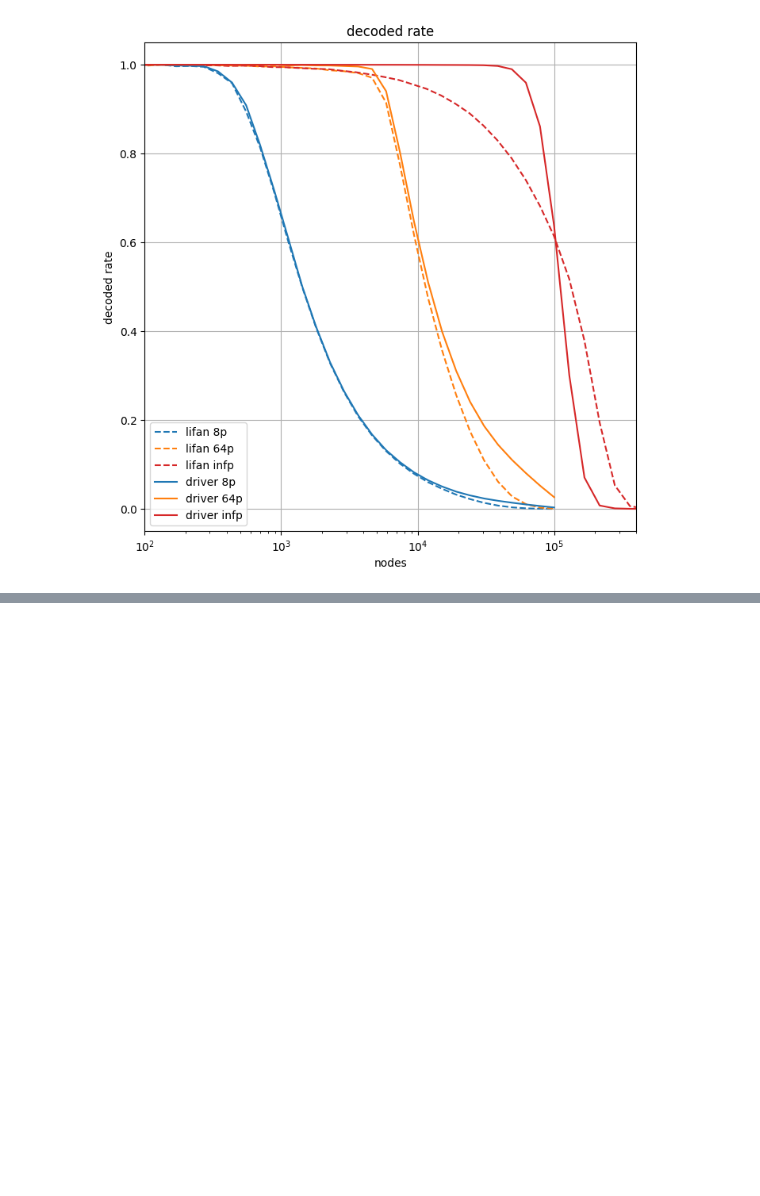
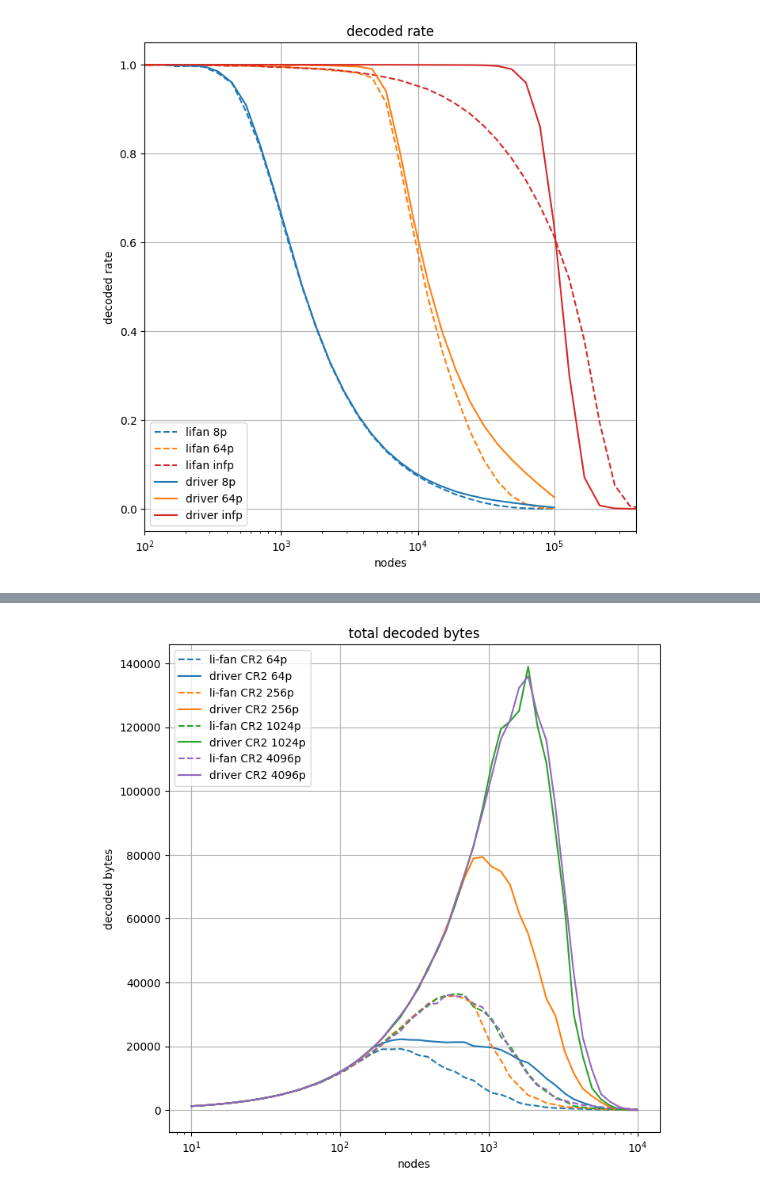
Before and after one commit to diegomm6/lr-fhss_seq-families, a Jupyter notebook: plots.ipynb, the cells around one changed output, grey strips where cells are left out. Saved outputs shown, nothing was run; the diff lists cells and outputs as text; code cells hidden in the pictures; blank space fills up the shorter version.

```diff
--- a/plots.ipynb
+++ b/plots.ipynb
@@ -686,0 +692,37 @@ plt.show()
+# %%
+dataNetwork25DCCR2 = pd.read_csv('results/dataNetwork-25DC-CR2.csv', index_col=0, header=None).T
+nodes = dataNetwork25DCCR2['nodes'].to_numpy()
+
+#nodesinf = dataNetwork25DC['nodesinf'].to_numpy()
+#lifan_CR1_infp_dec_rate = 1 - dataNetwork25DC['lifan-CR1-infp-col_rate'].to_numpy()
+#driver_CR1_infp_dec_rate = 1 - dataNetwork25DC['driver-CR1-infp-col_rate'].to_numpy()
+
+#lifan_CR1_infp_dec_bytes = np.multiply(nodesinf, lifan_CR1_infp_dec_rate) * 58
+#driver_CR1_infp_dec_bytes = np.multiply(nodesinf, driver_CR1_infp_dec_rate) * 58
+
+plt.figure(figsize=(8,8))
+
+plt.plot(nodes, dataNetwork25DCCR2['lifan-CR2-64p-dec_bytes'], label=f'li-fan CR2 64p', color='#1f77b4', linestyle='dashed')
+plt.plot(nodes, dataNetwork25DCCR2['driver-CR2-64p-dec_bytes'], label=f'driver CR2 64p', color='#1f77b4')
+
+plt.plot(nodes, dataNetwork25DCCR2['lifan-CR2-256p-dec_bytes'], label=f'li-fan CR2 256p', color='#ff7f0e', linestyle='dashed')
+plt.plot(nodes, dataNetwork25DCCR2['driver-CR2-256p-dec_bytes'], label=f'driver CR2 256p', color='#ff7f0e')
+
+plt.plot(nodes, dataNetwork25DCCR2['lifan-CR2-1024p-dec_bytes'], label=f'li-fan CR2 1024p', color='#2ca02c', linestyle='dashed')
+plt.plot(nodes, dataNetwork25DCCR2['driver-CR2-1024p-dec_bytes'], label=f'driver CR2 1024p', color='#2ca02c')
+
+plt.plot(nodes, dataNetwork25DCCR2['lifan-CR2-4096p-dec_bytes'], label=f'li-fan CR2 4096p', color='#9467bd', linestyle='dashed')
+plt.plot(nodes, dataNetwork25DCCR2['driver-CR2-4096p-dec_bytes'], label=f'driver CR2 4096p', color='#9467bd')
+
+plt.title('total decoded bytes')
+
+plt.xlabel('nodes')
+plt.xscale('log')
+plt.ylabel('decoded bytes')
+#plt.xlim(8e3,5e4)
+#plt.ylim(.2,.8)
+plt.grid()
+plt.legend()
+plt.show()
+# %% [output]
+[figure, added]
```
Also changed, not shown: parts of 3 cells of this notebook, 4 other files.
